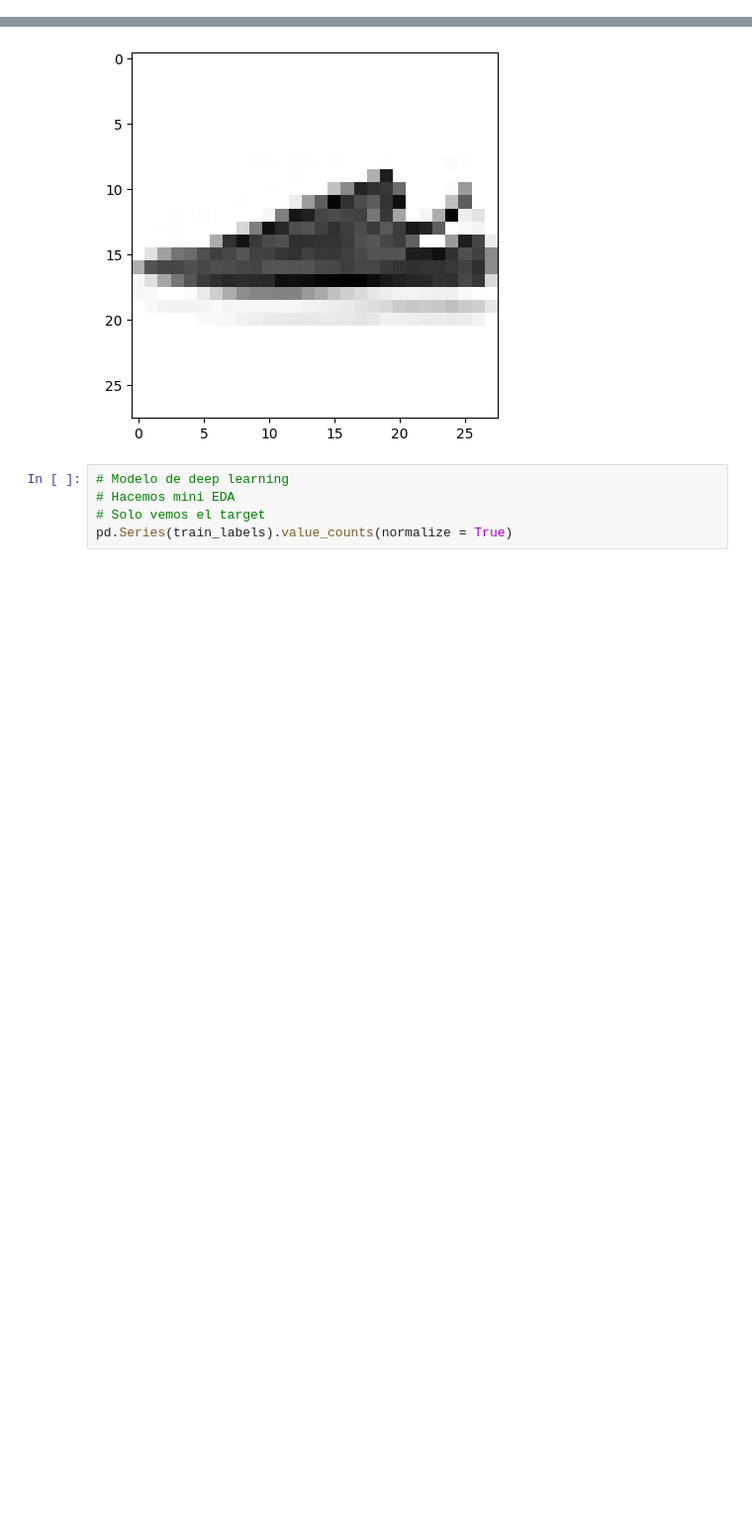
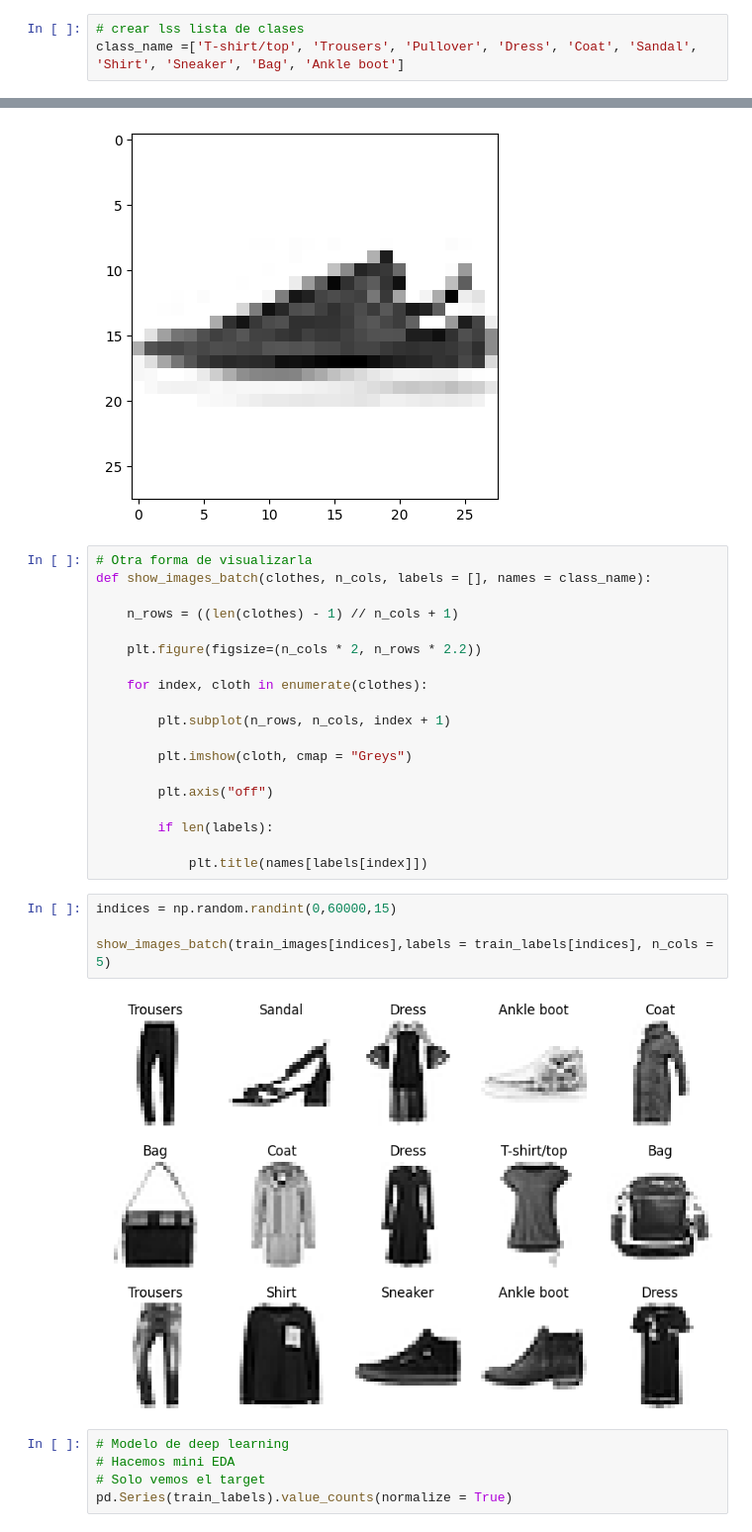
Before and after one commit to Lauragarbre/ONLINE_DS_THEBRIDGE_Curso2025, a Jupyter notebook: Bootcamp_Data_Science_2025/05_Deep_Learning/Sprint 15_Introducción_a_Deep_Learning/Unidad 02/Practica_Obligatoria/18_Practica_Obligatoria_Introduccion_Keras_hecha.ipynb, the cells around one changed output, grey strips where cells are left out. Shown at 99% size. Saved outputs shown, nothing was run; the diff lists cells and outputs as text; blank space fills up the shorter version.

````diff
--- a/Bootcamp_Data_Science_2025/05_Deep_Learning/Sprint 15_Introducción_a_Deep_Learning/Unidad 02/Practica_Obligatoria/18_Practica_Obligatoria_Introduccion_Keras_hecha.ipynb
+++ b/Bootcamp_Data_Science_2025/05_Deep_Learning/Sprint 15_Introducción_a_Deep_Learning/Unidad 02/Practica_Obligatoria/18_Practica_Obligatoria_Introduccion_Keras_hecha.ipynb
@@ -110,6 +109,9 @@ fashion_mnist = keras.datasets.fashion_mnist
 (train_images, train_labels), (test_images, test_labels) = fashion_mnist.load_data()
 
 ```
+# %%
+# crear lss lista de clases
+class_name =['T-shirt/top', 'Trousers', 'Pullover', 'Dress', 'Coat', 'Sandal', 'Shirt', 'Sneaker', 'Bag', 'Ankle boot']
 # %%
 fashion_mnist = keras.datasets.fashion_mnist
 
@@ -195,6 +188,31 @@ visualizacion(6, train_images)
 # %% [output]
 <matplotlib.image.AxesImage at 0x...>
 [figure]
+# %%
+# Otra forma de visualizarla
+def show_images_batch(clothes, n_cols, labels = [], names = class_name):
+
+    n_rows = ((len(clothes) - 1) // n_cols + 1)
+
+    plt.figure(figsize=(n_cols * 2, n_rows * 2.2))
+
+    for index, cloth in enumerate(clothes):
+
+        plt.subplot(n_rows, n_cols, index + 1)
+
+        plt.imshow(cloth, cmap = "Greys")
+
+        plt.axis("off")
+
+        if len(labels):
+
+            plt.title(names[labels[index]])
+# %%
+indices = np.random.randint(0,60000,15)
+
+show_images_batch(train_images[indices],labels = train_labels[indices], n_cols = 5)
+# %% [output]
+[figure, added]
 # %%
 # Modelo de deep learning
 # Hacemos mini EDA
````
Also changed, not shown: parts of 17 cells of this notebook, 3 other files.
